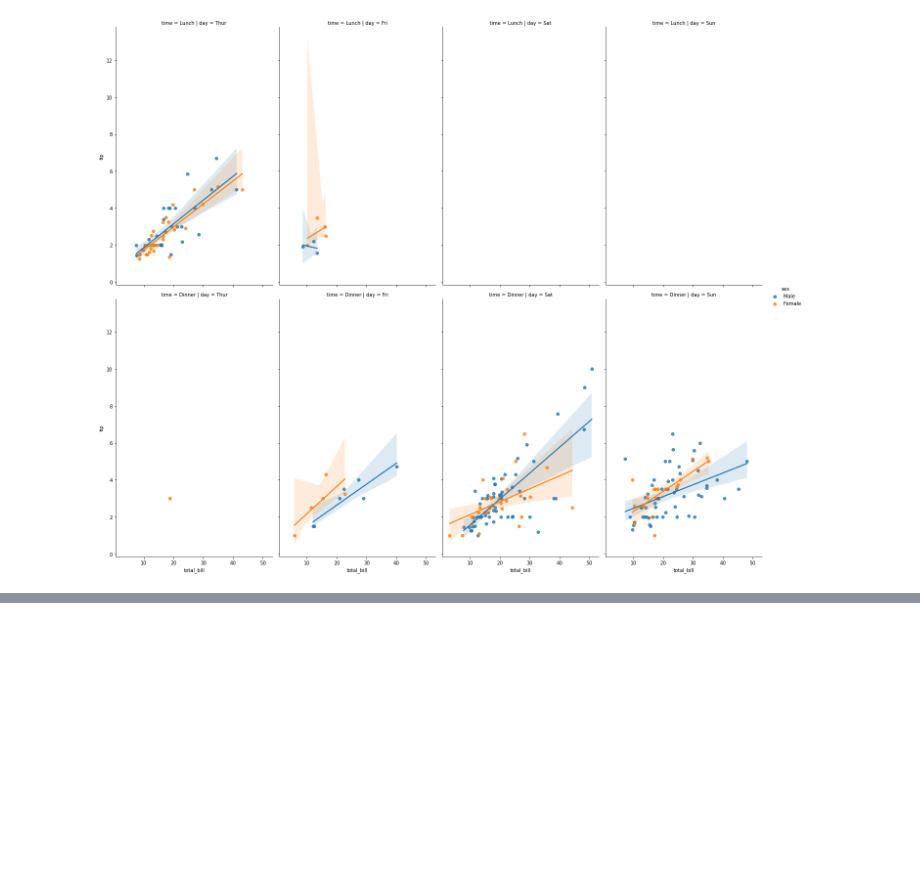
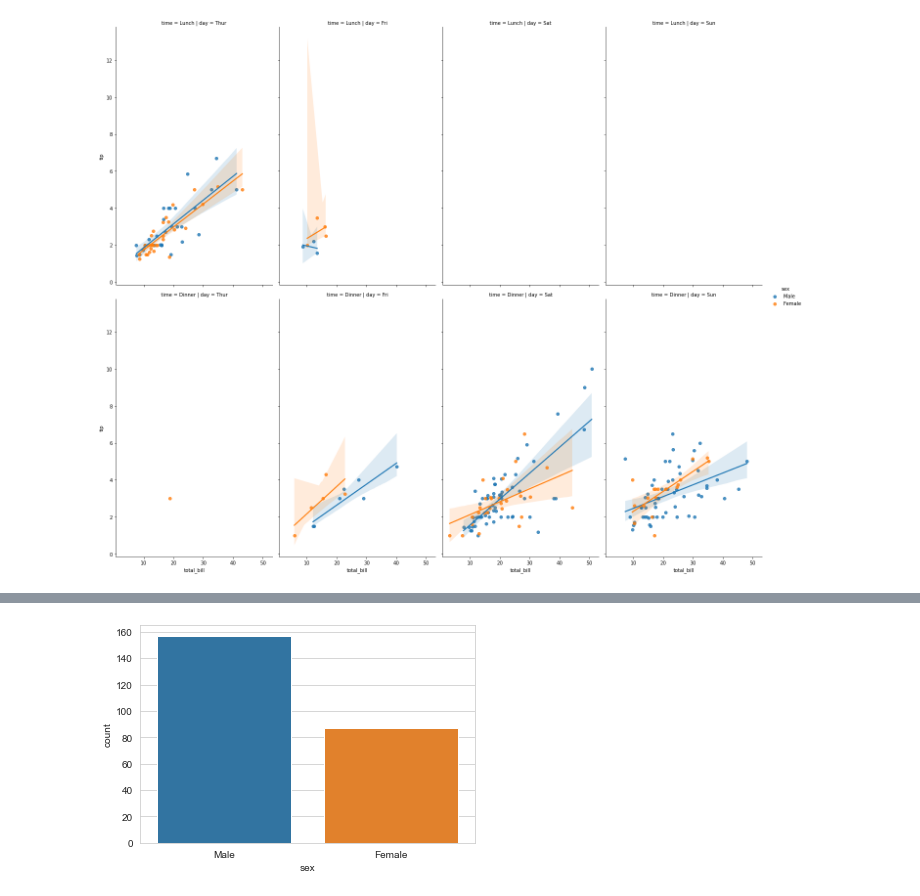
Before and after one commit to Zynith/Data-Science-and-Machine-Learning-Bootcamp, a Jupyter notebook: Visualizations.ipynb, the cells around one changed output, grey strips where cells are left out. Cells and saved outputs as stored; diff of their text form; code cells hidden in the pictures; blank space fills up the shorter version.

```diff
--- a/Visualizations.ipynb
+++ b/Visualizations.ipynb
@@ -549,0 +577,6 @@ sns.lmplot(x = "total_bill", y = "tip", data = tips, col = "day",\
+# %%
+sns.set_style("whitegrid")
+sns.countplot(x = "sex", data = tips)
+plt.show()
+# %% [output]
+[figure, added]
```
Also changed, not shown: parts of 12 cells of this notebook.
